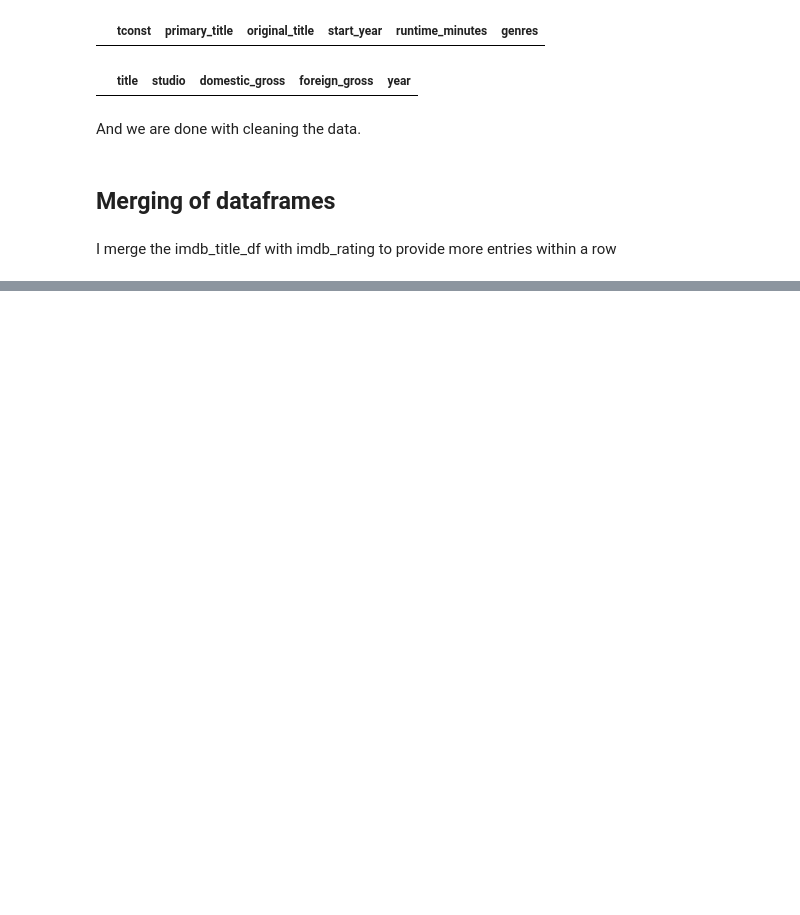
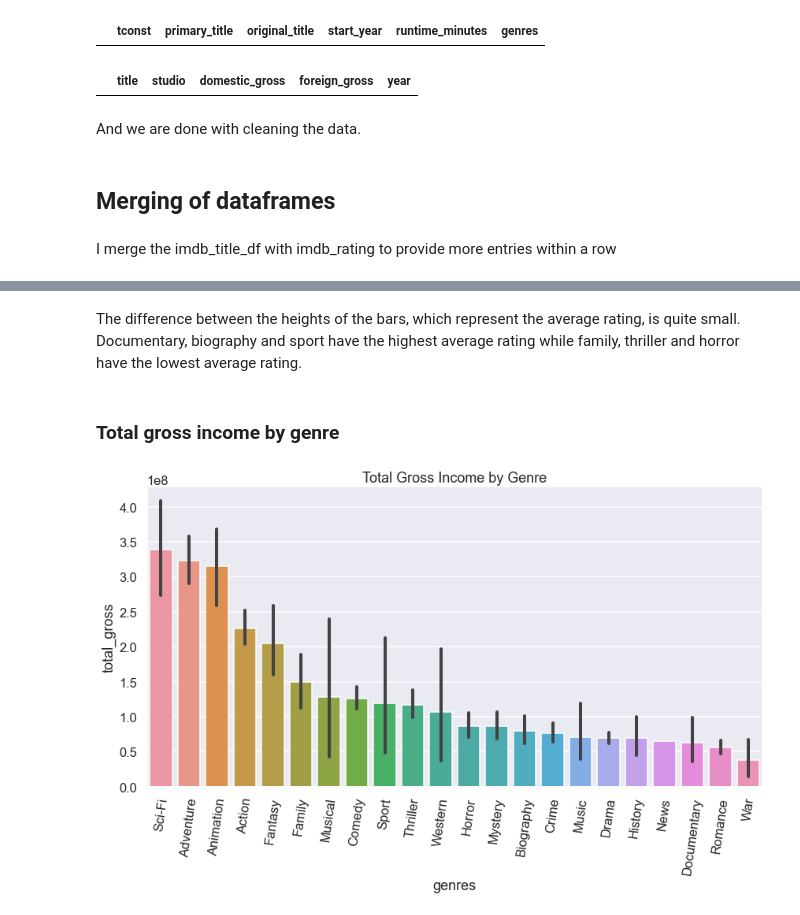
Before and after one commit to jonvis23/dsc-phase-1-project, a Jupyter notebook: student.ipynb, the cells around one changed output, grey strips where cells are left out. Drawn from its saved outputs; the diff is of its cells as text; code cells hidden in the pictures; blank space fills up the shorter version.

```diff
--- a/student.ipynb
+++ b/student.ipynb
@@ -389,0 +599,14 @@ joined_imdb_df.head(10)
+# %% [markdown]
+The difference between the heights of the bars, which represent the average rating, is quite small.<br>
+Documentary, biography and sport have the highest average rating while family, thriller and horror have the lowest average rating.
+# %% [markdown]
+### Total gross income by genre
+# %%
+#bar graph showing the total gross income by genre
+fig, ax =plt.subplots(figsize=(14,7))
+order_by = movies.groupby('genres')['total_gross'].mean().sort_values(ascending=False).index
+sns.barplot(data=movies, x='genres', y= 'total_gross', order=order_by, ax=ax)
+ax.set_title('Total Gross Income by Genre')
+plt.xticks(rotation=82);
+# %% [output]
+[figure, added]
```
Also changed, not shown: parts of 52 cells of this notebook.
